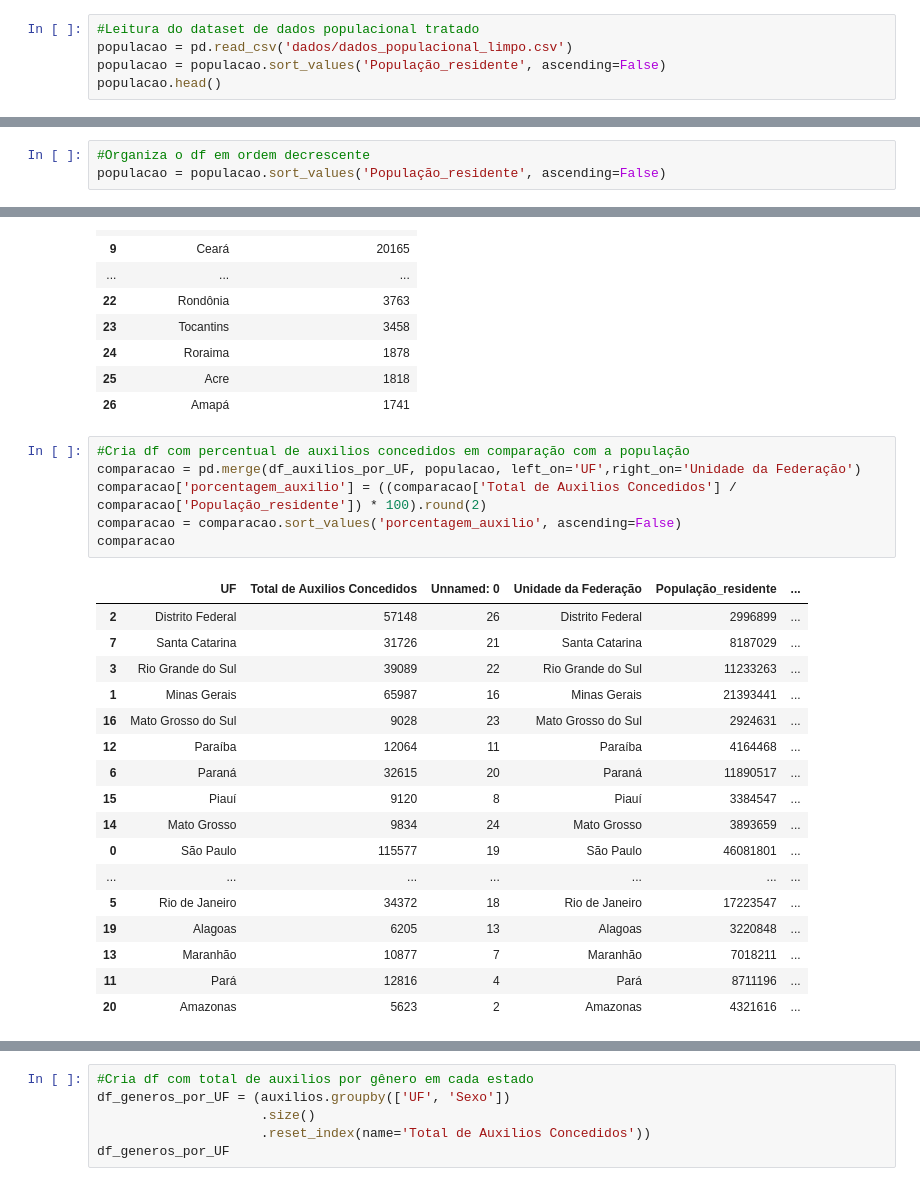
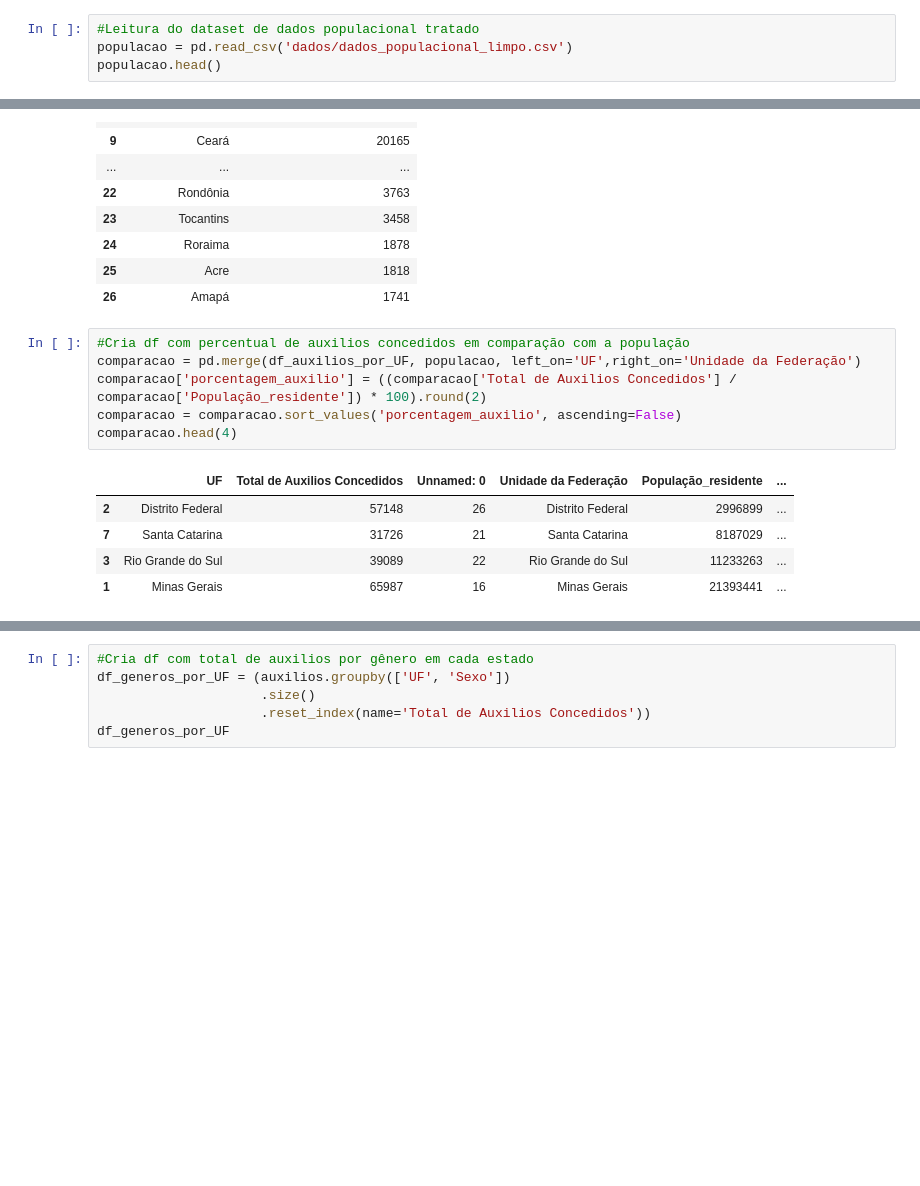
Before and after one commit to Estressei/ProjetoTrilhaDados, a Jupyter notebook: main.ipynb, the cells around one changed output, grey strips where cells are left out. Cells and saved outputs as stored; diff of their text form; blank space fills up the shorter version.

Commit message:
Atualização na loc do sort_values

```diff
--- a/main.ipynb
+++ b/main.ipynb
@@ -19,7 +19,6 @@ auxilios.head(4)
 # %%
 #Leitura do dataset de dados populacional tratado
 populacao = pd.read_csv('dados/dados_populacional_limpo.csv')
-populacao = populacao.sort_values('População_residente', ascending=False)
 populacao.head()
 # %% [output]
 |  | Unnamed: 0 | Unidade da Federação | População_residente |
@@ -222,9 +221,6 @@ mapa
 ## Plotagens - Sabrina
 # %% [markdown]
 ## SEPARAÇÃO E ORGANIZAÇÃO DE DADOS
-# %%
-#Organiza o df em ordem decrescente
-populacao = populacao.sort_values('População_residente', ascending=False)
 # %%
 #Cria e calcula a duração do auxilio
 auxilios['Data DIB'] = pd.to_datetime(auxilios['Data DIB'])
@@ -284,27 +280,15 @@ df_auxilios_por_UF
 # %%
 #Cria df com percentual de auxilios concedidos em comparação com a população
 comparacao = pd.merge(df_auxilios_por_UF, populacao, left_on='UF',right_on='Unidade da Federação')
 comparacao['porcentagem_auxilio'] = ((comparacao['Total de Auxilios Concedidos'] / comparacao['População_residente']) * 100).round(2)
 comparacao = comparacao.sort_values('porcentagem_auxilio', ascending=False)
-comparacao
+comparacao.head(4)
 # %% [output]
 |  | UF | Total de Auxilios Concedidos | Unnamed: 0 | Unidade da Federação | População_residente | ... |
 | 2 | Distrito Federal | 57148 | 26 | Distrito Federal | 2996899 | ... |
 | 7 | Santa Catarina | 31726 | 21 | Santa Catarina | 8187029 | ... |
 | 3 | Rio Grande do Sul | 39089 | 22 | Rio Grande do Sul | 11233263 | ... |
 | 1 | Minas Gerais | 65987 | 16 | Minas Gerais | 21393441 | ... |
-| 16 | Mato Grosso do Sul | 9028 | 23 | Mato Grosso do Sul | 2924631 | ... |
-| 12 | Paraíba | 12064 | 11 | Paraíba | 4164468 | ... |
-| 6 | Paraná | 32615 | 20 | Paraná | 11890517 | ... |
-| 15 | Piauí | 9120 | 8 | Piauí | 3384547 | ... |
-| 14 | Mato Grosso | 9834 | 24 | Mato Grosso | 3893659 | ... |
-| 0 | São Paulo | 115577 | 19 | São Paulo | 46081801 | ... |
-| ... | ... | ... | ... | ... | ... | ... |
-| 5 | Rio de Janeiro | 34372 | 18 | Rio de Janeiro | 17223547 | ... |
-| 19 | Alagoas | 6205 | 13 | Alagoas | 3220848 | ... |
-| 13 | Maranhão | 10877 | 7 | Maranhão | 7018211 | ... |
-| 11 | Pará | 12816 | 4 | Pará | 8711196 | ... |
-| 20 | Amazonas | 5623 | 2 | Amazonas | 4321616 | ... |
 # %%
 #Cria df somente com dados de mulheres
 df_mulheres = auxilios[auxilios['Sexo'] == 'Feminino']
```
Also changed, not shown: parts of 3 cells of this notebook, 2 other files.
